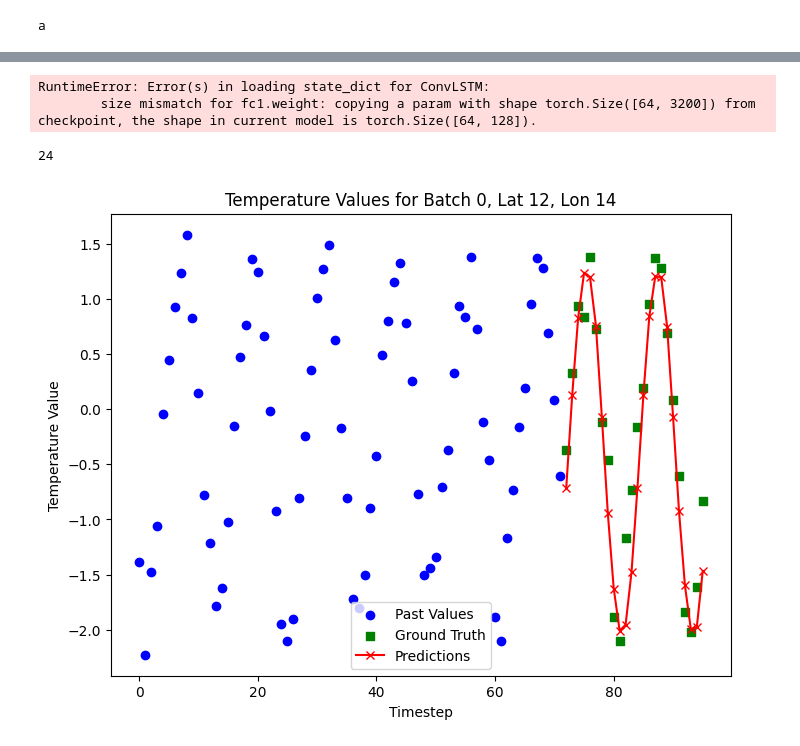
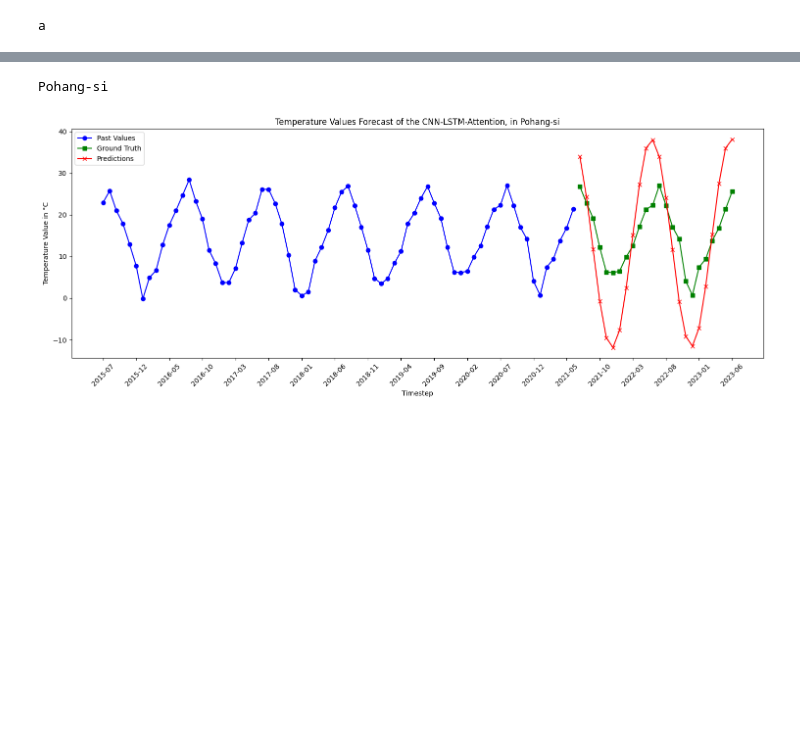
Before and after one commit to Thomas-rnd/Temperature-forecasting, a Jupyter notebook: LSTM_torch.ipynb, the cells around one changed output, grey strips where cells are left out. Saved outputs shown, nothing was run; the diff lists cells and outputs as text; code cells hidden in the pictures; blank space fills up the shorter version.

```diff
--- a/LSTM_torch.ipynb
+++ b/LSTM_torch.ipynb
@@ -868,0 +985,8 @@ Root Mean Squared Error (RMSE): 0.8005
+# %%
+# Usage example:
+loader = next(iter(test_loader))
+predictions = model_att(loader[0])
+plot_temperature_values(loader, predictions, timesteps, lat, lon, input_width, output_width, batch_idx=0, lat_idx=8, lon_idx=18, model_name="CNN-LSTM-Attention")
+# %% [output]
+Pohang-si
+[figure, added]
@@ -871,47 +996,0 @@ torch.save(model.state_dict(), "ConvLSTM_1_6_2.pt")
-# %%
-model_3 = ConvLSTM(num_features, map_height, map_width, num_future_steps)
-model_3.load_state_dict(torch.load("ConvLSTM_1_6_2.pt"))
-# %% [output]
-RuntimeError: Error(s) in loading state_dict for ConvLSTM:
-        size mismatch for fc1.weight: copying a param with shape torch.Size([64, 3200]) from checkpoint, the shape in current model is torch.Size([64, 128]).
-# %%
-import torch
-import matplotlib.pyplot as plt
-
-def plot_temperature_values(loader, predictions, input_width, output_width, batch_idx=0, lat_idx=0, lon_idx=0):
-
-    # Extract data for past timesteps
-    past_data = loader[0]
-
-    past_temperatures = past_data[batch_idx, :, -1, lat_idx, lon_idx]
-
-    # Extract ground truth data for future timesteps
-    ground_truth_data = loader[1]
-    ground_truth_temperatures = ground_truth_data[batch_idx, :, lat_idx, lon_idx]
-
-    # Extract prediction data
-    prediction_temperatures = predictions.detach().numpy()[batch_idx, :, lat_idx, lon_idx]
-
-    # Create timesteps for plotting
-    timesteps_past = list(range(input_width))
-    timesteps_future = list(range(input_width, input_width + output_width))
-    print(len(timesteps_future))
-
-    # Create scatter plot
-    plt.scatter(timesteps_past, past_temperatures, c='blue', marker='o', label='Past Values')
-    plt.scatter(timesteps_future, ground_truth_temperatures, c='green', marker='s', label='Ground Truth')
-    plt.plot(timesteps_future, prediction_temperatures, c='red', marker='x', label='Predictions')
-
-    plt.xlabel('Timestep')
-    plt.ylabel('Temperature Value')
-    plt.title(f'Temperature Values for Batch {batch_idx}, Lat {lat_idx}, Lon {lon_idx}')
-    plt.legend()
-    plt.show()
-
-# Usage:
-loader = next(iter(test_loader))
-predictions = model(loader[0])
-plot_temperature_values(loader, predictions, input_width, output_width, lat_idx=12, lon_idx=14)
-# %% [output]
-24
-[figure, removed]
```
Also changed, not shown: parts of 17 cells of this notebook.
